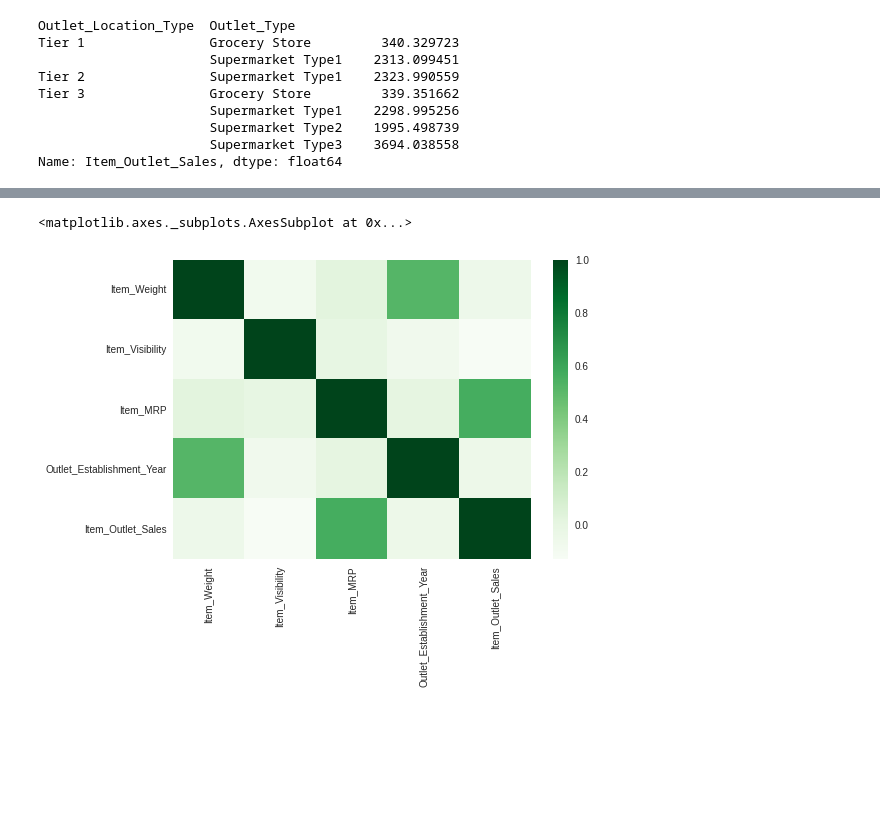
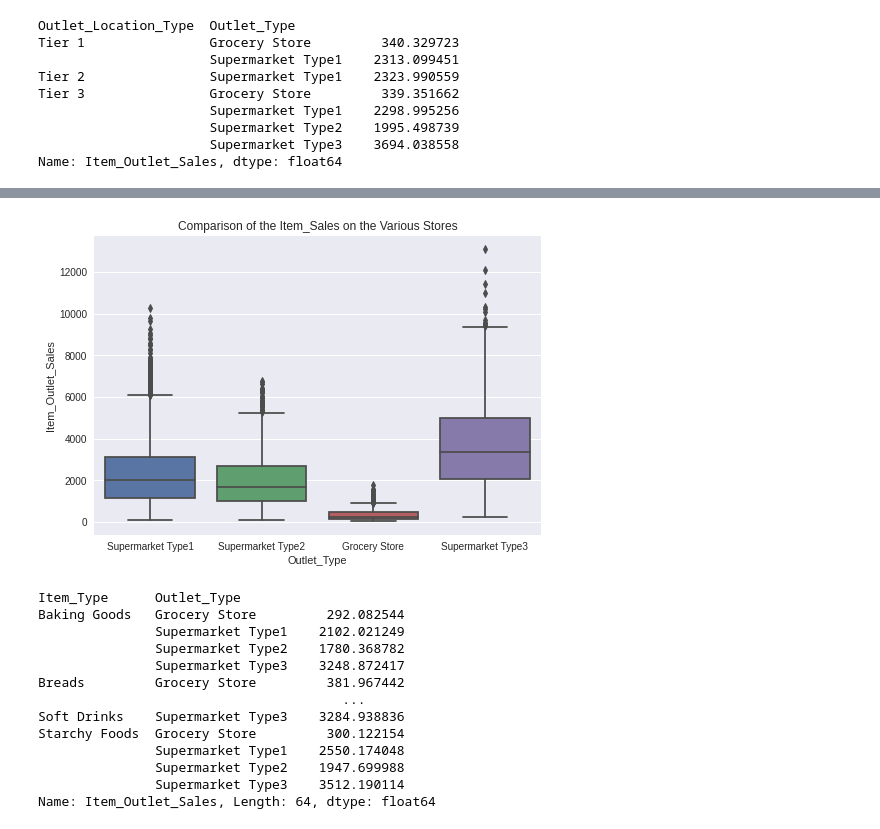
Before and after one commit to maryawamaitha/A-Food-Sales-PredictionsProject, a Jupyter notebook: Project1_FoodSalesPrediction.ipynb, the cells around one changed output, grey strips where cells are left out. Saved outputs shown, nothing was run; the diff lists cells and outputs as text; code cells hidden in the pictures; blank space fills up the shorter version.

```diff
--- a/Project1_FoodSalesPrediction.ipynb
+++ b/Project1_FoodSalesPrediction.ipynb
@@ -167,11 +211,3 @@ Tier 3                Grocery Store         339.351662
                       Supermarket Type2    1995.498739
                       Supermarket Type3    3694.038558
 Name: Item_Outlet_Sales, dtype: float64
-# %%
-#This Histogram shows the no of different item types sold in different
-#Fruits and Vegetables and Snack foods are the most bought items
-plt.style.use('seaborn')
-sales_cata['Item_Type'].hist(bins ='auto', edgecolor = 'black')
-plt.xticks(rotation = 60);
-plt.xlabel('Item Type', fontsize = 12);
-plt.ylabel('Number of Items', fontsize = 12);
@@ -208,9 +214,23 @@ plt.ylabel('Count', fontsize = 12);
-# %%
-#Heatmap generally shows a correlation of the variables in the dataset.
-corr = sales_cata.corr()
-sns.heatmap(corr,cmap='Greens')
-# %% [output]
-<matplotlib.axes._subplots.AxesSubplot at 0x...>
-[figure, removed]
+# %%
+#This bar chart shows the average sales for each outlet. It is clear Supermarket Type 3 had the highest sales
+#while grocery store had the least sales
+sns.boxplot(data=sales_cata,x='Outlet_Type',y='Item_Outlet_Sales');
+plt.title('Comparison of the Item_Sales on the Various Stores');
+# %% [output]
+[figure, added]
 # %%
-item_avg = sales_cata.groupby('Outlet_Type')['Item_Outlet_Sales'].mean()
+sales_cata.groupby(['Item_Type','Outlet_Type'])['Item_Outlet_Sales'].mean()
+# %% [output]
+Item_Type      Outlet_Type
+Baking Goods   Grocery Store         292.082544
+               Supermarket Type1    2102.021249
+               Supermarket Type2    1780.368782
+               Supermarket Type3    3248.872417
+Breads         Grocery Store         381.967442
+                                       ...
+Soft Drinks    Supermarket Type3    3284.938836
+Starchy Foods  Grocery Store         300.122154
+               Supermarket Type1    2550.174048
+               Supermarket Type2    1947.699988
+               Supermarket Type3    3512.190114
+Name: Item_Outlet_Sales, Length: 64, dtype: float64
```
Also changed, not shown: parts of 8 cells of this notebook.
